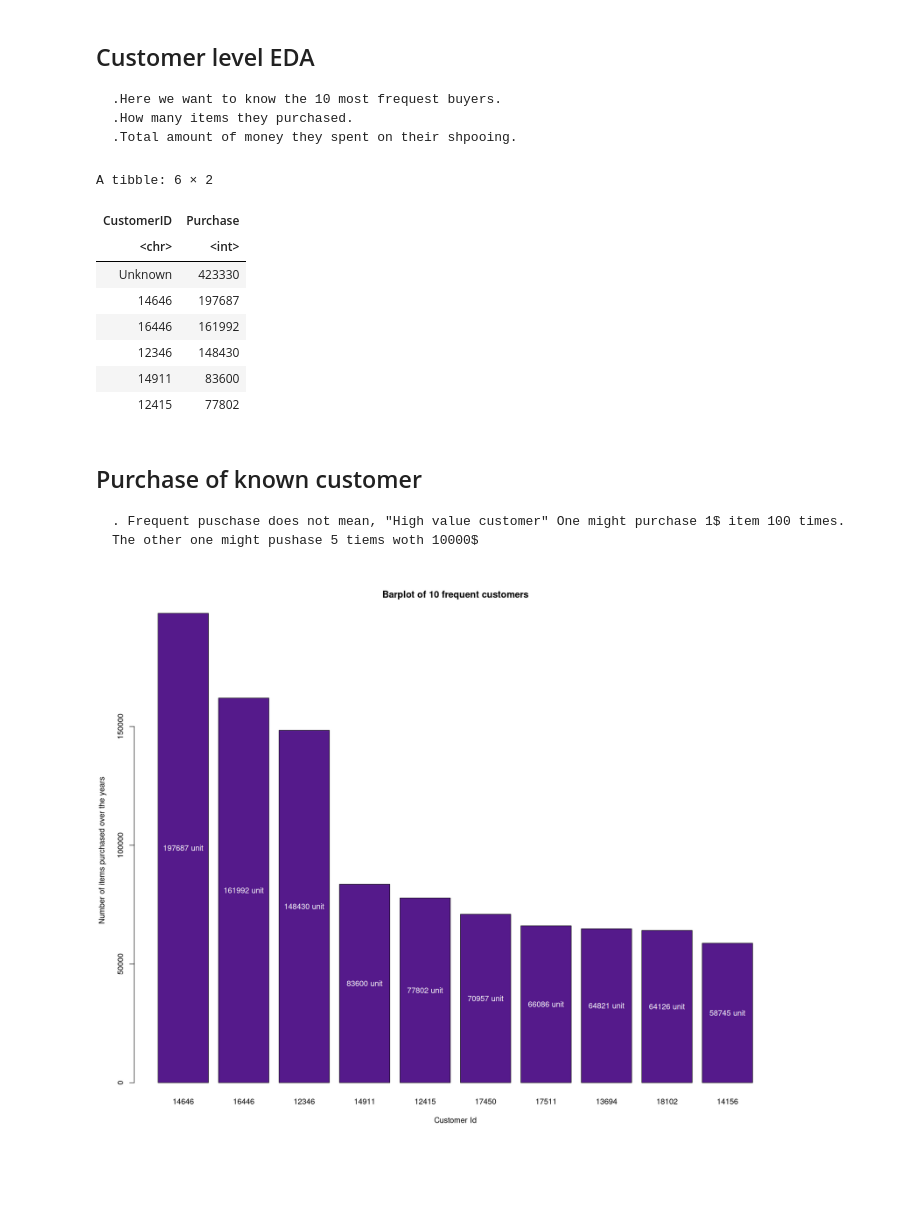
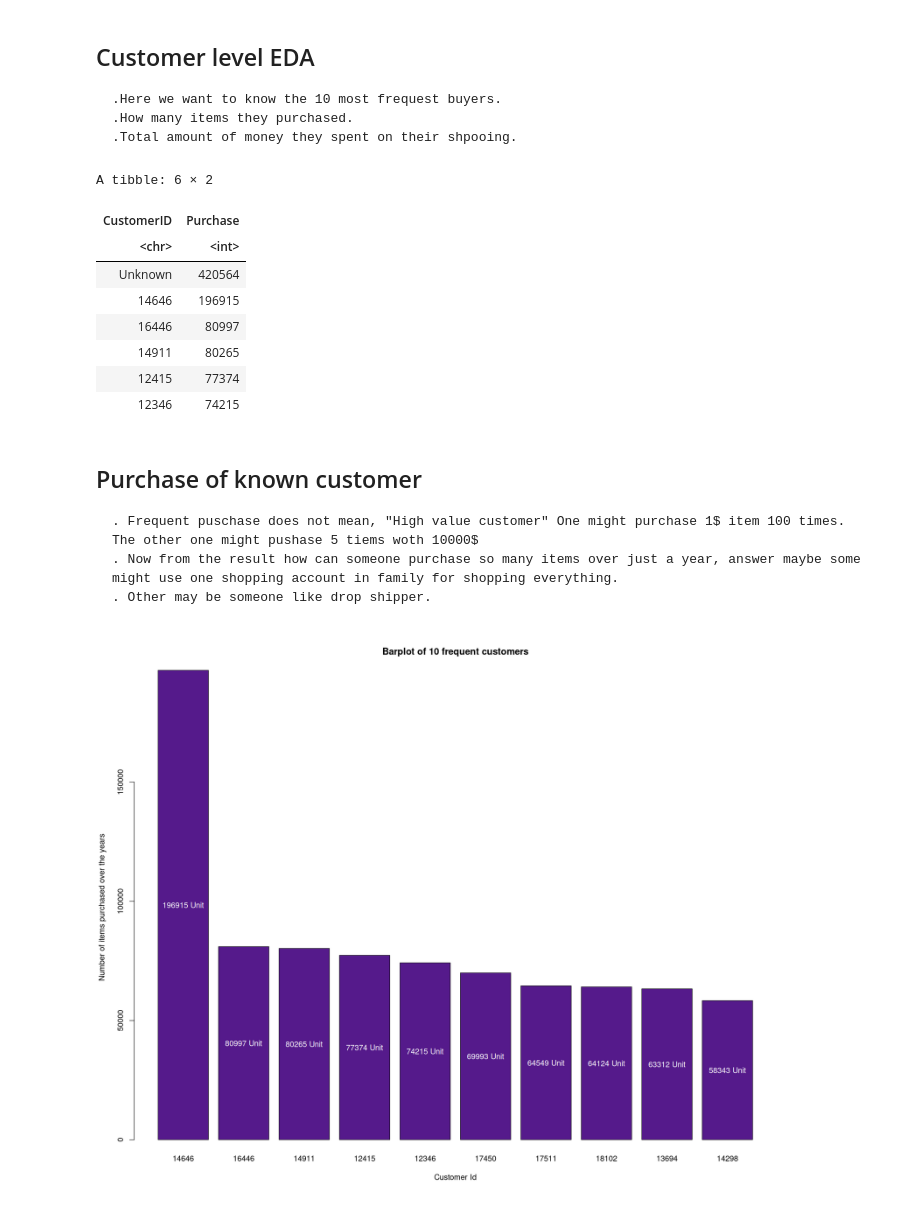
Before and after one commit to Aavash232311/DSC-105-Group-Project-, a Jupyter notebook: data.ipynb, the cells around one changed output. Drawn from its saved outputs; the diff is of its cells as text; code cells hidden in the pictures; blank space fills up the shorter version.

Commit message:
Conclusing of negative values in a dataset based on my experience writing backend:- those are cancelled or refunded values and I have ignored that for now, we will perform different analysis for that

```diff
--- a/data.ipynb
+++ b/data.ipynb
@@ -120,4 +100,12 @@ sign inversions that don’t make physical sense (an item sold cannot be negativ
 # %%
-df$Quantity <- abs(df$Quantity) # assuming it a type and conversting to a absolute value
+# what might that -ve indicate, maybe cancelled order or the person doing the entry is drunk or he might have a thumb so big is enters everything incorrectly
+# if the transaction happens, and after the success the server of this website writes this data in csv then, -ve sign might indicate maybe a cancelled order or something
+
 paste("Quantity with exact zero: ",  sum(df[df$Quantity == 0]), " Quantity with non negative: ", sum(df$Quantity)) # we expect larger number than the dim of df, cause more than one items can be sold
+
+nv <- df[df$Quantity < 0, ]
+(nrow(nv))
+(nrow(df))
+
+df <- df[df$Quantity > 0, ] # those are canceled order or refunded we will do seprate analysis on that
 # %% [output]
@@ -376,37 +366,38 @@ head(frequency.sales)
 A tibble: 6 × 2
 | CustomerID | Purchase |
 | <chr> | <int> |
-| Unknown | 423330 |
-| 14646 | 197687 |
-| 16446 | 161992 |
-| 12346 | 148430 |
-| 14911 | 83600 |
-| 12415 | 77802 |
+| Unknown | 420564 |
+| 14646 | 196915 |
+| 16446 | 80997 |
+| 14911 | 80265 |
+| 12415 | 77374 |
+| 12346 | 74215 |
 # %% [markdown]
 ## Purchase of known customer
-
     . Frequent puschase does not mean, "High value customer" One might purchase 1$ item 100 times. The other one might pushase 5 tiems woth 10000$
+    . Now from the result how can someone purchase so many items over just a year, answer maybe some might use one shopping account in family for shopping everything.
+    . Other may be someone like drop shipper.
 # %%
 library(dplyr)
 # if my above logic is correct then, frequency.sales is sorted, customer who purchase higest is at the top
 known.customer <-  frequency.sales %>% filter(CustomerID != "Unknown")
 known.customer <- head(known.customer, 10)
 
 bp <- barplot(names.arg = known.customer$CustomerID,
         height= known.customer$Purchase,
         main = "Barplot of 10 frequent customers",
         col="purple4",
         xlab="Customer Id",
         ylab="Number of items purchased over the years"
        )
 
 # Labeling inside since scaling is so bad
 text(
   x = bp,
   y = known.customer$Purchase / 2,  # for labeling in the middle of the bar plot
-  labels = paste(known.customer$Purchase, "unit"),
+  labels = paste(known.customer$Purchase, "Unit"),
   col = "white",
   cex = 1.0 # size of text
 )
 # %% [output]
-[figure, old version]
+[figure, new version]
```
Also changed, not shown: parts of 10 cells of this notebook.
